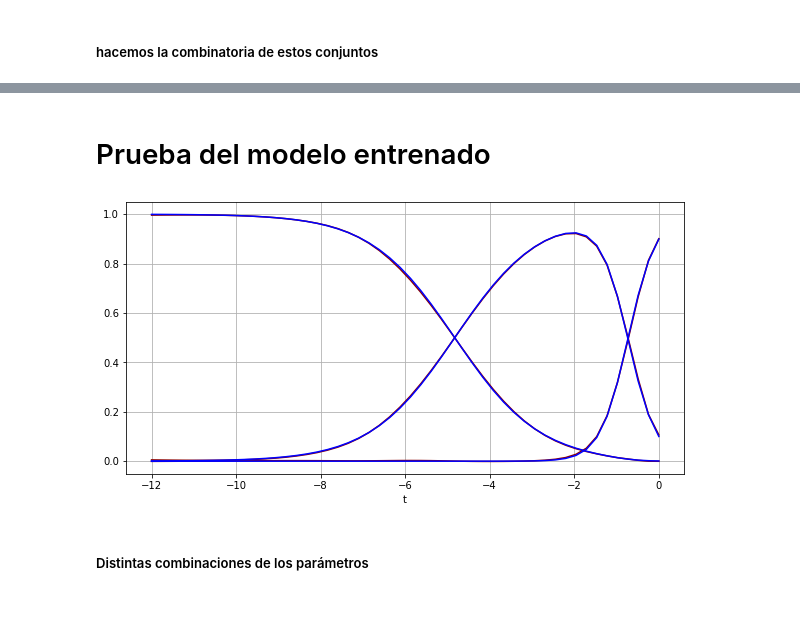
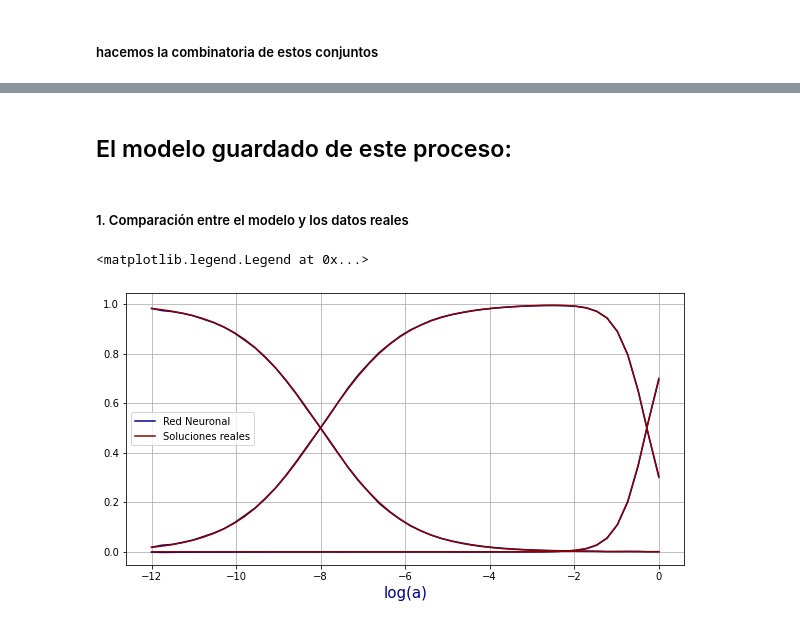
Before and after one commit to JuanDDiosRojas/NeuralNetworks, a Jupyter notebook: Todos los programas del art/Todos los programas del artículo.ipynb, the cells around one changed output, grey strips where cells are left out. Cells and saved outputs as stored; diff of their text form; code cells hidden in the pictures.

```diff
--- a/Todos los programas del art/Todos los programas del artículo.ipynb
+++ b/Todos los programas del art/Todos los programas del artículo.ipynb
@@ -423,9 +495,10 @@ $O_r \in [0.0001, 0.0010]$
 $t \in [0,-12]$
 # %%
 #O_m=np.linspace(0.1,0.5,50)
-O_m=np.arange(0.1,0.5,0.01)
+O_m=np.arange(0.1,0.51,0.01)
 #O_r=np.linspace(0.0001,0.0010,50)
-O_r=np.arange(0.0001,0.0010,0.00001)
+#O_r=np.arange(0.0001,0.0010,0.0001)
+H_0=np.arange(66,81,1)
 t=np.linspace(0,-12,50)
 # %% [markdown]
 ##### hacemos la combinatoria de estos conjuntos
@@ -433,13 +506,13 @@ t=np.linspace(0,-12,50)
 Y0=[]
 #este ciclo llena la lista fijando un Om y pasando todos los Or
 for i in O_m:
-    for j in O_r:
+    for j in H_0:
         Y0.extend(EDO(t,i,j))
 Y0=np.array(Y0)
 
 X0=[]
 for Om in O_m:
-    for Or in O_r:
+    for H0 in H_0:
         for T in t:
-            X0.append([T,Om,Or])
+            X0.append([T,Om,H0])
 X0=np.array(X0)
@@ -451,0 +523,3 @@ De igual manera se puede ejecutar y variar los hiperparámetros para que entrene
+# %%
+scaler = preprocessing.MinMaxScaler(feature_range = (0,1))
+Y2 = scaler.fit_transform(Y0)
@@ -490,39 +570,52 @@ plt.plot(epochs,exac,label='Error Validación',color='r')
 plt.legend()
 plt.grid()
 plt.title('Error durante el entrenamiento',color='red')
-# %% [markdown]
-# Prueba del modelo entrenado
+# %% [markdown]
+## El modelo guardado de este proceso:
 # %%
-import keras
-model = keras.models.load_model('red_Or_Om.h5')
+model = models.load_model('modelo_final.h5')
+# %% [markdown]
+##### 1. Comparación entre el modelo y los datos reales
 # %%
 Z=np.linspace(0,-12,50)
 dom=[]
 dom2=[]
 dom3=[]
 #Distintas combinaciones de los hiperparámetros, para el modelo keras
 
-for z in Z: dom.append([z,0.1,0.0008])
+for z in Z: dom.append([z,0.5,80])
 A=model.predict(dom)
+A=scaler.inverse_transform(A)
 
-for z in Z: dom2.append([z,0.5,0.0009])
+for z in Z: dom2.append([z,0.3,70])
 B=model.predict(dom2)
+B=scaler.inverse_transform(B)
 
-for z in Z: dom3.append([z,0.3,0.0001])
+for z in Z: dom3.append([z,0.4,67])
 C=model.predict(dom3)
+C=scaler.inverse_transform(C)
+#función real
+D=EDO(Z, 0.3,70)
 
-#función real
-D=EDO(Z, 0.1,0.0008)
+
 
 #Comparación entre la real y el modelo
 plt.figure(figsize=(10,5))
-plt.plot(Z,A,color='darkred')
-plt.plot(Z,D,color='blue')
+plt.plot(Z,B[:,0],color='darkblue')
+plt.plot(Z,B[:,1],color='darkblue')
+plt.plot(Z,B[:,2],color='darkblue', label='Red Neuronal')
+#plt.plot(Z,B[:,3])
 
-plt.xlabel('t')
+
+plt.plot(Z,D[:,0],color='darkred')
+plt.plot(Z,D[:,1],color='darkred')
+plt.plot(Z,D[:,2],color='darkred', label='Soluciones reales')
+#plt.plot(Z,D[:,3])
+
+#plt.title()
+plt.xlabel('log(a)', size=15, color='darkblue')
 plt.grid()
-#plt.legend()
+plt.legend()
 # %% [output]
+<matplotlib.legend.Legend at 0x...>
-[figure, old version]
+[figure, new version]
-# %% [markdown]
-##### Distintas combinaciones de los parámetros
```
Also changed, not shown: parts of 35 cells of this notebook, 3 other files.
